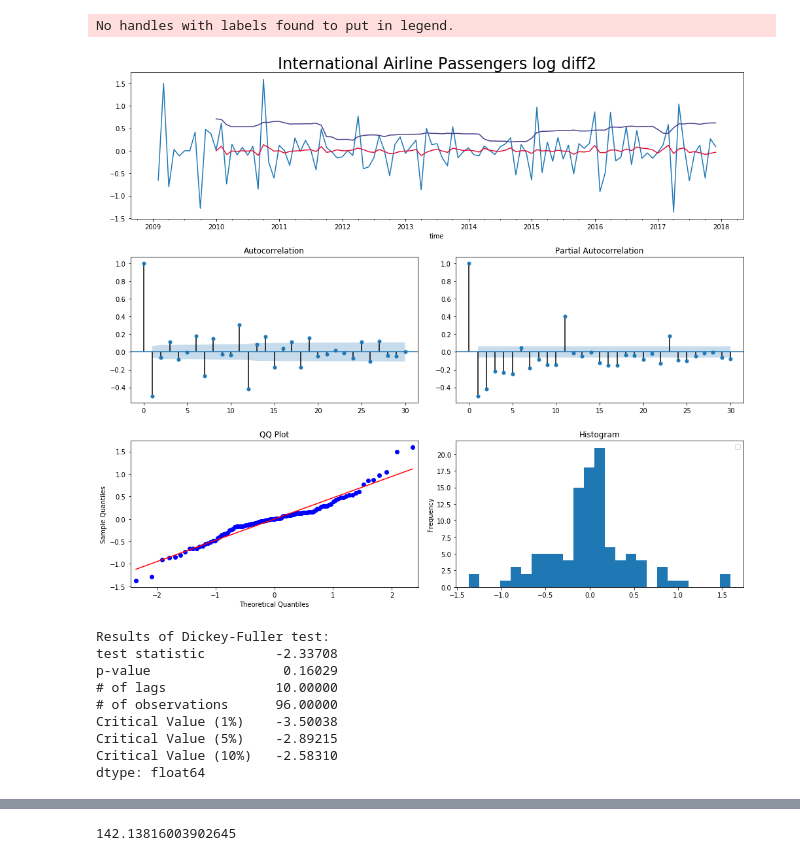
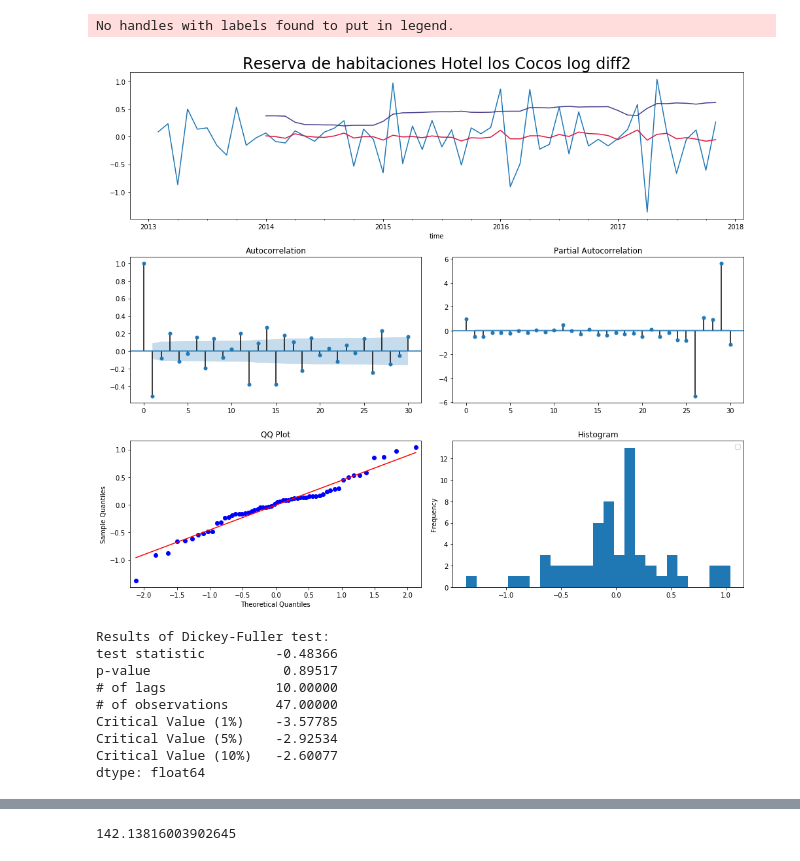
Before and after one commit to cristzelada/Tesis, a Jupyter notebook: main.ipynb, the cells around one changed output, grey strips where cells are left out. Cells and saved outputs as stored; diff of their text form; code cells hidden in the pictures.

```diff
--- a/main.ipynb
+++ b/main.ipynb
@@ -201,15 +184,12 @@ Critical Value (10%)    -2.58126
 dtype: float64
 # %%
 def ts_diagnostics(y, lags=None, title='', filename=''):
-    '''
-    Calculate acf, pacf, qq plot and Augmented Dickey Fuller test for a given time series
-    '''
     if not isinstance(y, pd.Series):
         y = pd.Series(y)
 
-    # weekly moving averages (5 day window because of workdays)
-    rolling_mean = pd.rolling_mean(y, window=12)
-    rolling_std = pd.rolling_std(y, window=12)
+
+    rolling_mean = y.rolling(12).mean()
+    rolling_std = y.rolling(12).std()
 
     fig = plt.figure(figsize=(14, 12))
     layout = (3, 2)
@@ -312,18 +292,18 @@ Critical Value (10%)    -2.58126
 dtype: float64
 # %%
 y_log_diff2 = np.log(y).diff(1).diff(12).dropna()
-ts_diagnostics(y_log_diff2, lags=30, title='International Airline Passengers log diff2', filename='adf_log_diff2')
+ts_diagnostics(y_log_diff2, lags=30, title='Reserva de habitaciones Hotel los Cocos log diff2', filename='adf_log_diff2')
 # %% [output]
 No handles with labels found to put in legend.
-[figure, old version]
+[figure, new version]
 Results of Dickey-Fuller test:
-test statistic         -2.33708
-p-value                 0.16029
+test statistic         -0.48366
+p-value                 0.89517
 # of lags              10.00000
-# of observations      96.00000
-Critical Value (1%)    -3.50038
-Critical Value (5%)    -2.89215
-Critical Value (10%)   -2.58310
+# of observations      47.00000
+Critical Value (1%)    -3.57785
+Critical Value (5%)    -2.92534
+Critical Value (10%)   -2.60077
 dtype: float64
 # %%
 #prediccion SARIMA
```
Also changed, not shown: parts of 19 cells of this notebook, 15 other files.
